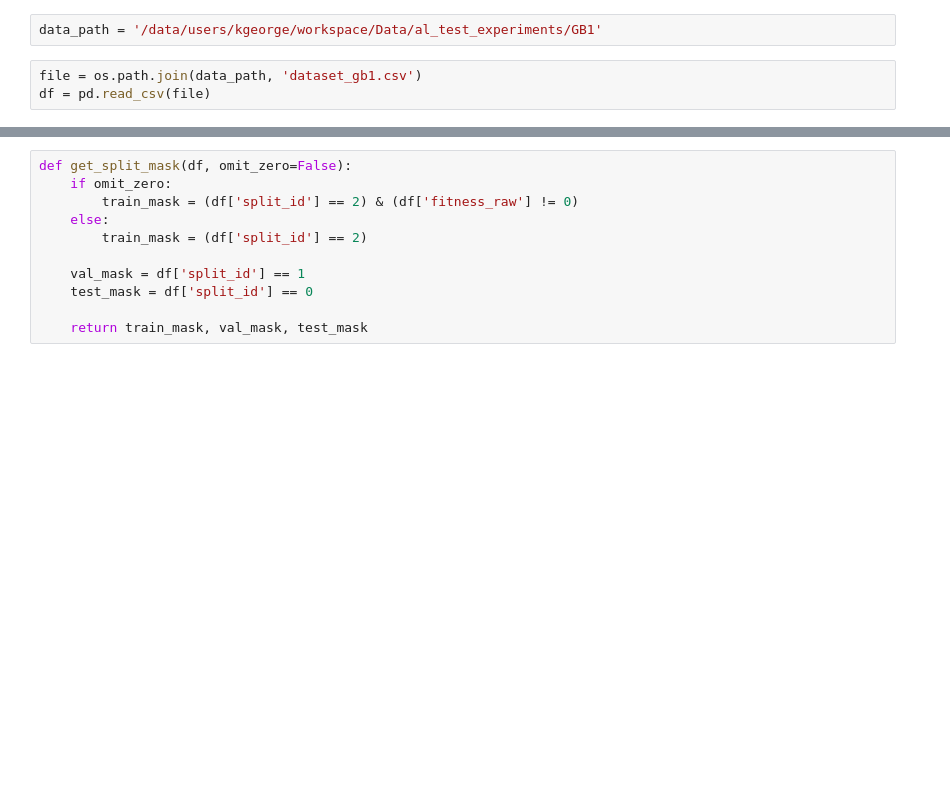
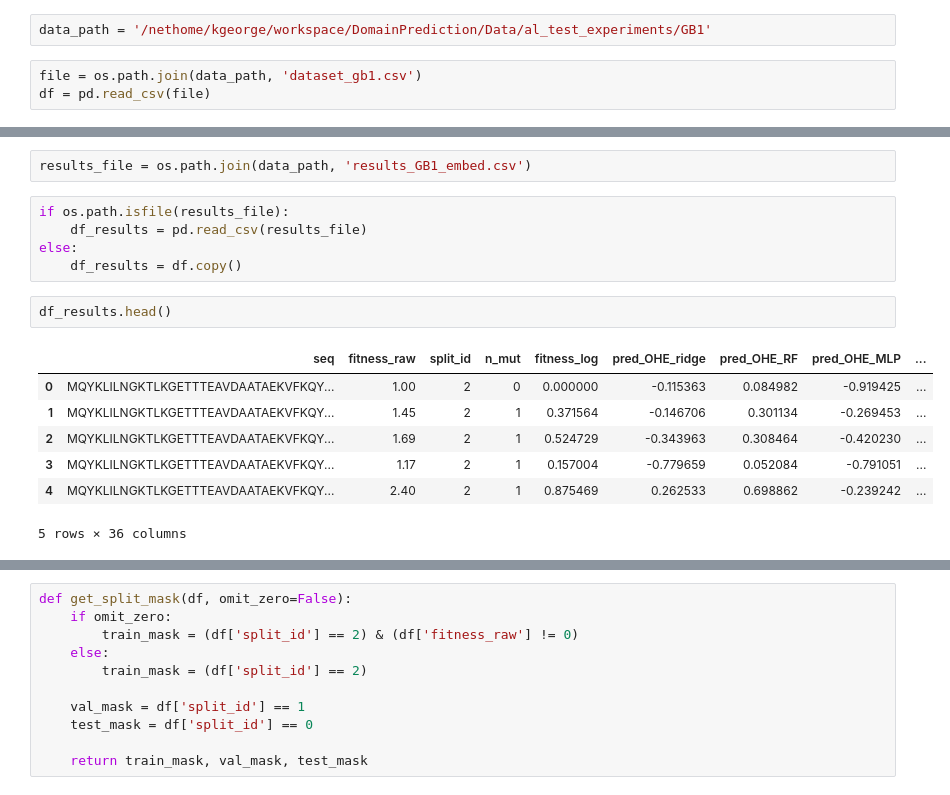
Before and after one commit to kevingeo11/DomainPrediction, a Jupyter notebook: src/AL_Testing/surrogates_GB1.ipynb, the cells around one changed output, grey strips where cells are left out. Drawn from its saved outputs; the diff is of its cells as text; blank space fills up the shorter version.

```diff
--- a/src/AL_Testing/surrogates_GB1.ipynb
+++ b/src/AL_Testing/surrogates_GB1.ipynb
@@ -25,7 +34,7 @@ from DomainPrediction.esm.esmc import ESMCLM
 # %% [markdown]
 #### Load Data
 # %%
-data_path = '/data/users/kgeorge/workspace/Data/al_test_experiments/GB1'
+data_path = '/nethome/kgeorge/workspace/DomainPrediction/Data/al_test_experiments/GB1'
 # %%
 file = os.path.join(data_path, 'dataset_gb1.csv')
 df = pd.read_csv(file)
@@ -33,0 +50,17 @@ df.head()
+# %%
+results_file = os.path.join(data_path, 'results_GB1_embed.csv')
+# %%
+if os.path.isfile(results_file):
+    df_results = pd.read_csv(results_file)
+else:
+    df_results = df.copy()
+# %%
+df_results.head()
+# %% [output]
+|  | seq | fitness_raw | split_id | n_mut | fitness_log | pred_OHE_ridge | pred_OHE_RF | pred_OHE_MLP | ... |
+| 0 | MQYKLILNGKTLKGETTTEAVDAATAEKVFKQY... | 1.00 | 2 | 0 | 0.000000 | -0.115363 | 0.084982 | -0.919425 | ... |
+| 1 | MQYKLILNGKTLKGETTTEAVDAATAEKVFKQY... | 1.45 | 2 | 1 | 0.371564 | -0.146706 | 0.301134 | -0.269453 | ... |
+| 2 | MQYKLILNGKTLKGETTTEAVDAATAEKVFKQY... | 1.69 | 2 | 1 | 0.524729 | -0.343963 | 0.308464 | -0.420230 | ... |
+| 3 | MQYKLILNGKTLKGETTTEAVDAATAEKVFKQY... | 1.17 | 2 | 1 | 0.157004 | -0.779659 | 0.052084 | -0.791051 | ... |
+| 4 | MQYKLILNGKTLKGETTTEAVDAATAEKVFKQY... | 2.40 | 2 | 1 | 0.875469 | 0.262533 | 0.698862 | -0.239242 | ... |
+5 rows × 36 columns
```
Also changed, not shown: parts of 22 cells of this notebook, 4 other files.
